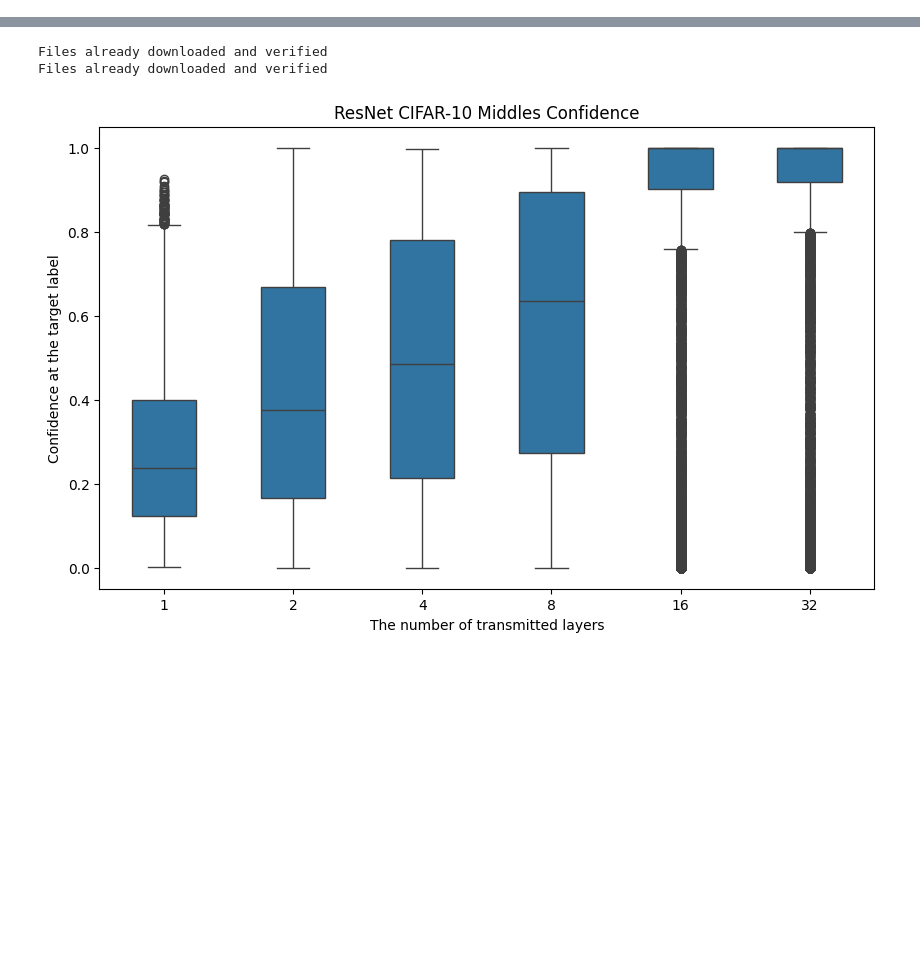
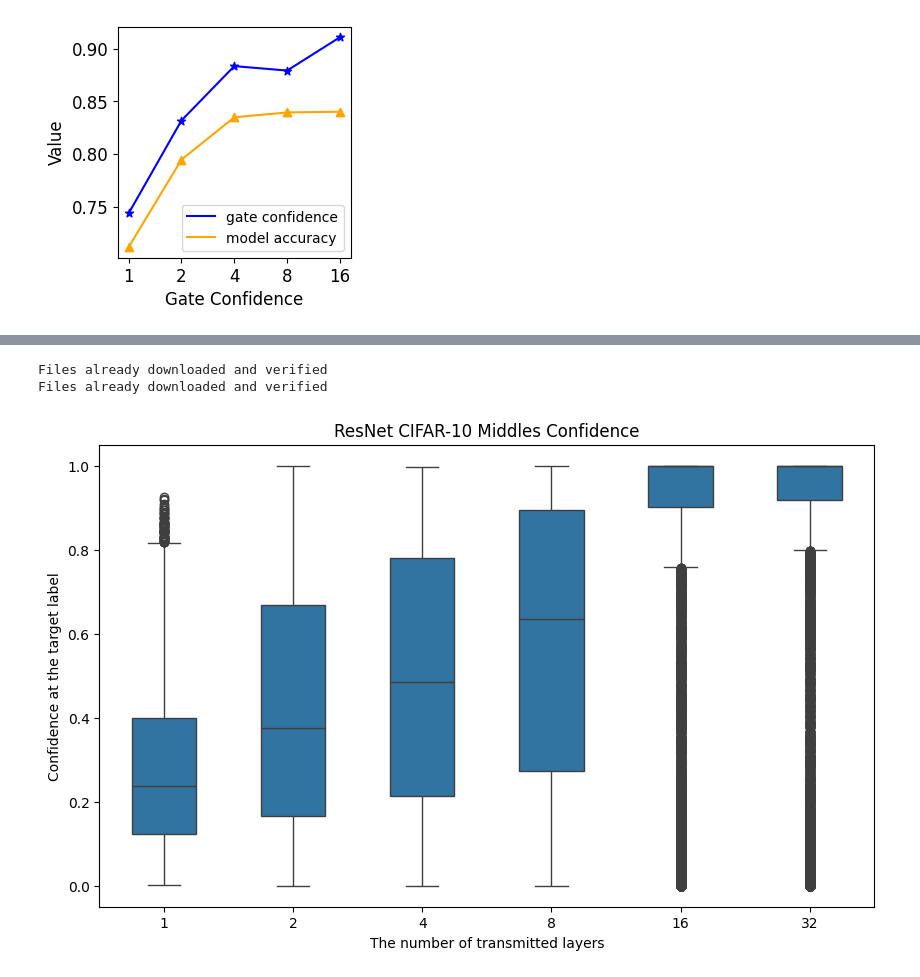
Before and after one commit to TonyPeng-2018/Adaptfilter, a Jupyter notebook: plot_result.ipynb, the cells around one changed output, grey strips where cells are left out. Cells and saved outputs as stored; diff of their text form; code cells hidden in the pictures; blank space fills up the shorter version.

```diff
--- a/plot_result.ipynb
+++ b/plot_result.ipynb
@@ -14,0 +824,93 @@ int_trans = False
+# %%
+# dataset = 'imagenet', model = resnet, exit rate vs gate
+device = 'cuda:0'
+width = 16
+height = 16
+model = 'mobile'
+dataset = 'cifar'
+import numpy as np
+mobile_cifar_gate_conf = np.zeros(len(middle_size_mobile))
+mobile_cifar_gate_pred = np.zeros(len(middle_size_mobile))
+
+client, server = mobilenetv2.mobilenetv2_splitter(num_classes=10,
+                                        weight_root='./Weights/cifar-10')
+
+_, test, _ = dataloader_cifar10.Dataloader_cifar10_val(test_batch=1)
+
+middle_models = []
+for i in range (len(middle_size_mobile)):
+    middle = mobilenetv2.MobileNetV2_middle(middle=middle_size_mobile[i])
+    middle.load_state_dict(torch.load('./Weights/cifar-10/middle/mobile_cifar-10_middle_%s.pth'%str(middle_size_mobile[i])))
+    middle_models.append(middle)
+from Models import gatedmodel
+gate_models = []
+for i in range (len(middle_size_mobile)):
+    gate = gatedmodel.ExitGate(in_planes=middle_size_mobile[i], width=width, height=height)
+    gate.load_state_dict(torch.load(
+        './Weights/cifar-10//gate/mobile_cifar-10_gate_%s.pth'%str(middle_size_mobile[i])))
+    gate_models.append(gate)
+
+# eval and cuda
+client = client.eval().to(device)
+server = server.eval().to(device)
+for middle in middle_models:
+    middle = middle.eval().to(device)
+for gate in gate_models:
+    gate = gate.eval().to(device)
+
+gate_results = [] # exit rate here
+for i in range(len(gate_models)):
+    gate_results.append([])
+
+# use the quantization
+client = torch.ao.quantization.quantize_dynamic(client, dtype=torch.qint8)
+for middle in middle_models:
+    middle.in_layer = torch.ao.quantization.quantize_dynamic(middle.in_layer, dtype=torch.qint8)
+for gate in gate_models:
+    gate = torch.ao.quantization.quantize_dynamic(gate, dtype=torch.qint8)
+
+def float_to_uint(x):
+    return torch.round(x * 255).int()
+
+def uint_to_float(x):
+    return x.float() / 255
+import torch
+from tqdm import tqdm
+import matplotlib.pyplot as plt
+
+with torch.no_grad():
+    # get the conf for each middles
+    for i, (data, target) in enumerate(tqdm(test)):
+        data, target = data.to(device), target.to(device)
+        client_out = client(data).detach()
+        for j in range(len(gate_models)):
+            middle_out = middle_models[j].in_layer(client_out)
+            gate_out = gate_models[j](middle_out)
+            middle_out = float_to_uint(middle_out)
+            middle_out = uint_to_float(middle_out)
+            out = middle_models[j].out_layer(middle_out)
+            out = server(out)
+            out = torch.nn.functional.softmax(out, dim=1)
+            out = out.max(dim=1)[1]
+            out = out == target
+            mobile_cifar_gate_conf[j] += gate_out
+            mobile_cifar_gate_pred[j] += out.cpu().numpy()
+
+# get the conf for the server
+# plot gate frequency
+plt.figure(figsize=(3, 3))
+mobile_cifar_gate_conf /= len(test)
+mobile_cifar_gate_pred /= len(test)
+plt.plot([str(x) for x in middle_size_mobile.values()], mobile_cifar_gate_conf, label='gate confidence', color='b')
+plt.plot([str(x) for x in middle_size_mobile.values()], mobile_cifar_gate_pred, label='model accuracy', color='orange')
+plt.scatter([str(x) for x in middle_size_mobile.values()], mobile_cifar_gate_conf, color='b', marker='*')
+plt.scatter([str(x) for x in middle_size_mobile.values()], mobile_cifar_gate_pred, color='orange', marker='^')
+# plt.title('MobileNetV2 Imagenet Gate Frequency - 0.80 thredshold')
+plt.xlabel('Gate Confidence', fontsize=12)
+plt.ylabel('Value', fontsize=12)
+plt.xticks(fontsize=12)
+plt.yticks(fontsize=12)
+plt.legend()
+plt.savefig('./Plots/mobile_cifar_gate_acc_vs_conf.svg')
+plt.show()
+# %% [output]
@@ -14,0 +919 @@ int_trans = False
+[figure, added]
```
Also changed, not shown: parts of 54 cells of this notebook, 29 other files.
